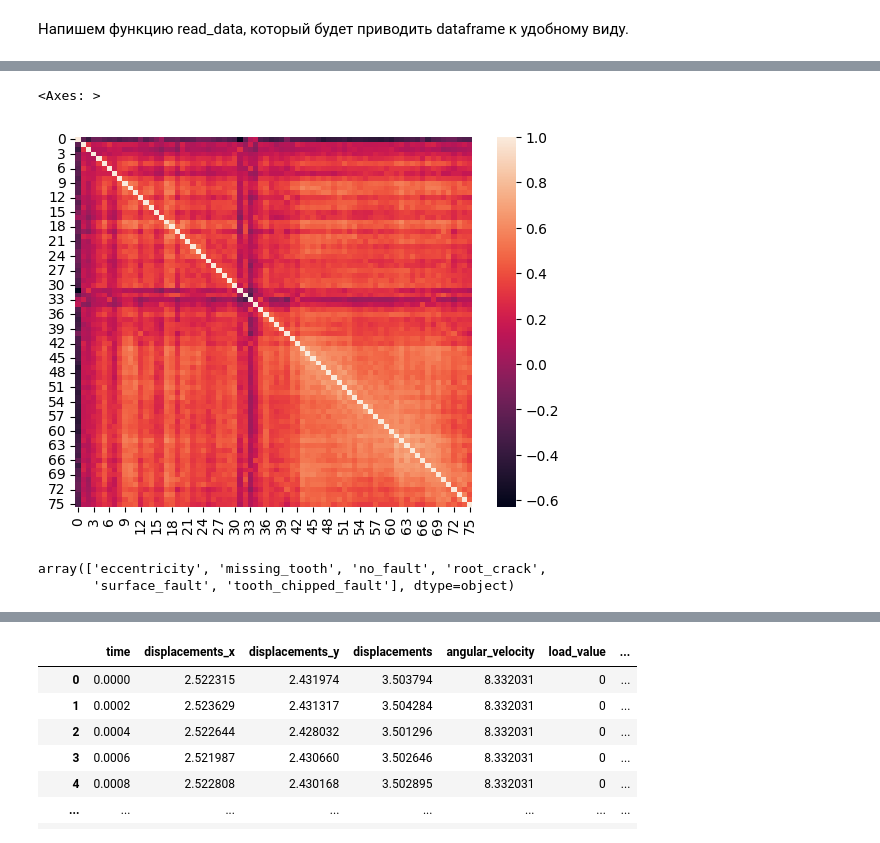
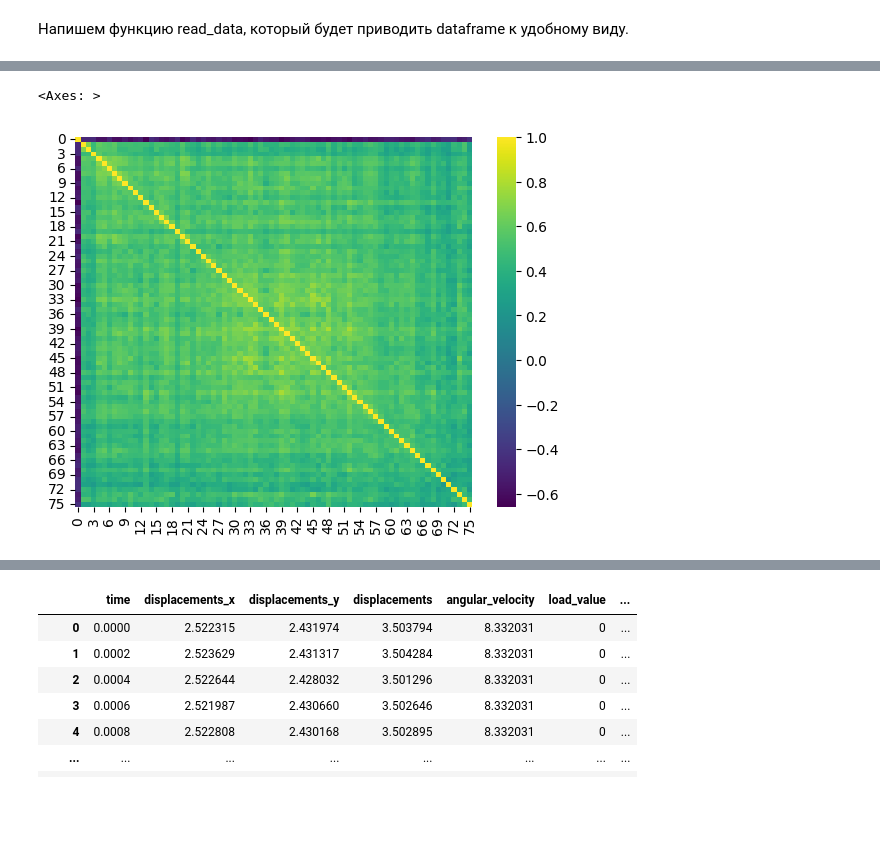
Before and after one commit to ShuvalovDR/Gears, a Jupyter notebook: Gears.ipynb, the cells around one changed output, grey strips where cells are left out. Drawn from its saved outputs; the diff is of its cells as text; code cells hidden in the pictures; blank space fills up the shorter version.

```diff
--- a/Gears.ipynb
+++ b/Gears.ipynb
@@ -57,5 +66,5 @@ def get_various_params_data(data: pd.DataFrame):
 # %%
-def get_features_and_target(velocity: float, load: bool, n_cols) -> pd.DataFrame:
+def get_features_and_target(velocity: float, load: bool, n_cols: int) -> pd.DataFrame:
     data_eccentricity = read_data_and_choose('eccentricity.csv', velocity, load)
     data_missing_tooth = read_data_and_choose('missing_tooth.csv', velocity, load)
     data_no_fault = read_data_and_choose('no_fault.csv', velocity, load)
@@ -126,6 +153,6 @@ def do_rfft_features(data: pd.DataFrame) -> pd.DataFrame:
 # %%
 vel_list = [8.33203125, 25.0, 40.0]
-data = get_features_and_target(velocity=vel_list[0], load=False, n_cols=150)
+data = get_features_and_target(velocity=vel_list[2], load=True, n_cols=150)
 data
 # %% [output]
 |  | defect | 0 | 1 | 2 | 3 | 4 | 5 | 6 | 7 | 8 | ... | ... |
@@ -182,5 +219,5 @@ data
 # %%
-sns.heatmap(data.drop(columns='defect').corr())
+sns.heatmap(data.drop(columns='defect').corr(), cmap='viridis')
 # %% [output]
 <Axes: >
-[figure, old version]
+[figure, new version]
@@ -190,5 +223,0 @@ y = data['defect']
-# %%
-y.unique()
-# %% [output]
-array(['eccentricity', 'missing_tooth', 'no_fault', 'root_crack',
-       'surface_fault', 'tooth_chipped_fault'], dtype=object)
```
Also changed, not shown: parts of 30 cells of this notebook.
